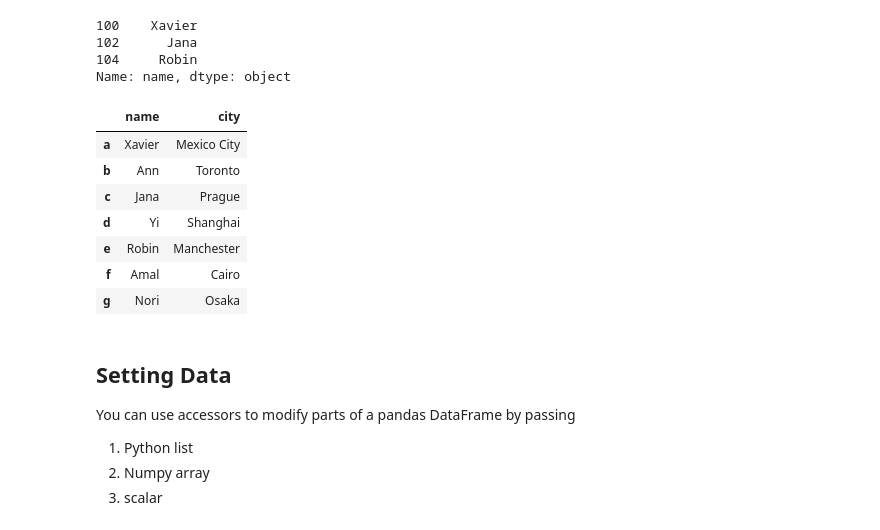
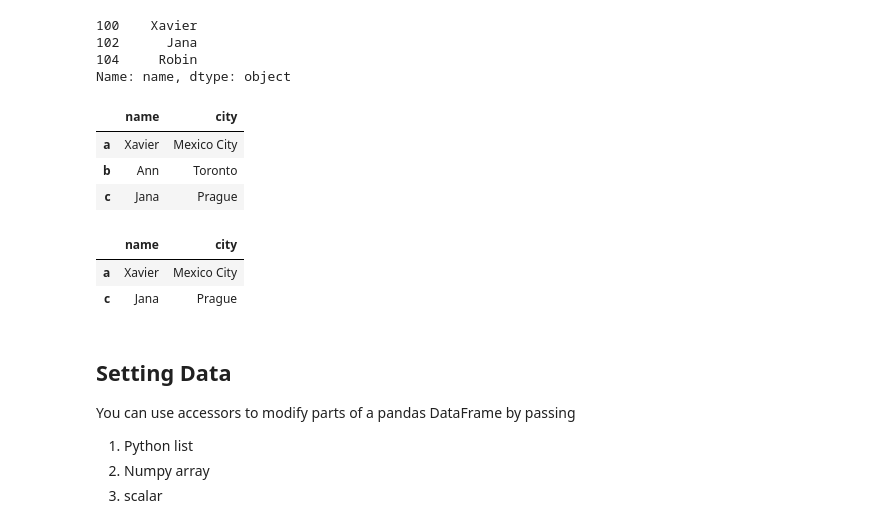
Before and after one commit to ZosoV/pandas_review, a Jupyter notebook: 002_indexing_slicing_filtering.ipynb, the cells around one changed output. Drawn from its saved outputs; the diff is of its cells as text; code cells hidden in the pictures.

Commit message:
Completing Multi-index notebook (In Progress) and correcting some mistakes on indexing and slicing notebook

```diff
--- a/002_indexing_slicing_filtering.ipynb
+++ b/002_indexing_slicing_filtering.ipynb
@@ -191,22 +191,23 @@ df.iloc[0:6:2, 0]
 104     Robin
 Name: name, dtype: object
 # %%
-# 3. You can not slice non-numeric (order) indexes with loc
-# NOTE: if we change the index to letters, we can use (:), but not slicing on the index
+# 3. You can also slice non-numeric indexes with loc
 df.index = ["a","b","c","d", "e", "f", "g"]
 df
 
-# df.loc["a":"c", ['name', 'city']] #error
-df.loc[:,['name',"city"]]
+df.loc["a":"c", ['name', 'city']]
 # %% [output]
 |  | name | city |
 | a | Xavier | Mexico City |
 | b | Ann | Toronto |
 | c | Jana | Prague |
-| d | Yi | Shanghai |
-| e | Robin | Manchester |
-| f | Amal | Cairo |
-| g | Nori | Osaka |
+# %%
+# 3. You can also skip non-numeric indexes with loc
+df.loc["a":"c":2, ['name', 'city']]
+# %% [output]
+|  | name | city |
+| a | Xavier | Mexico City |
+| c | Jana | Prague |
 # %% [markdown]
 ## Setting Data
 
```
Also changed, not shown: parts of 1 cell of this notebook, 5 other files.
